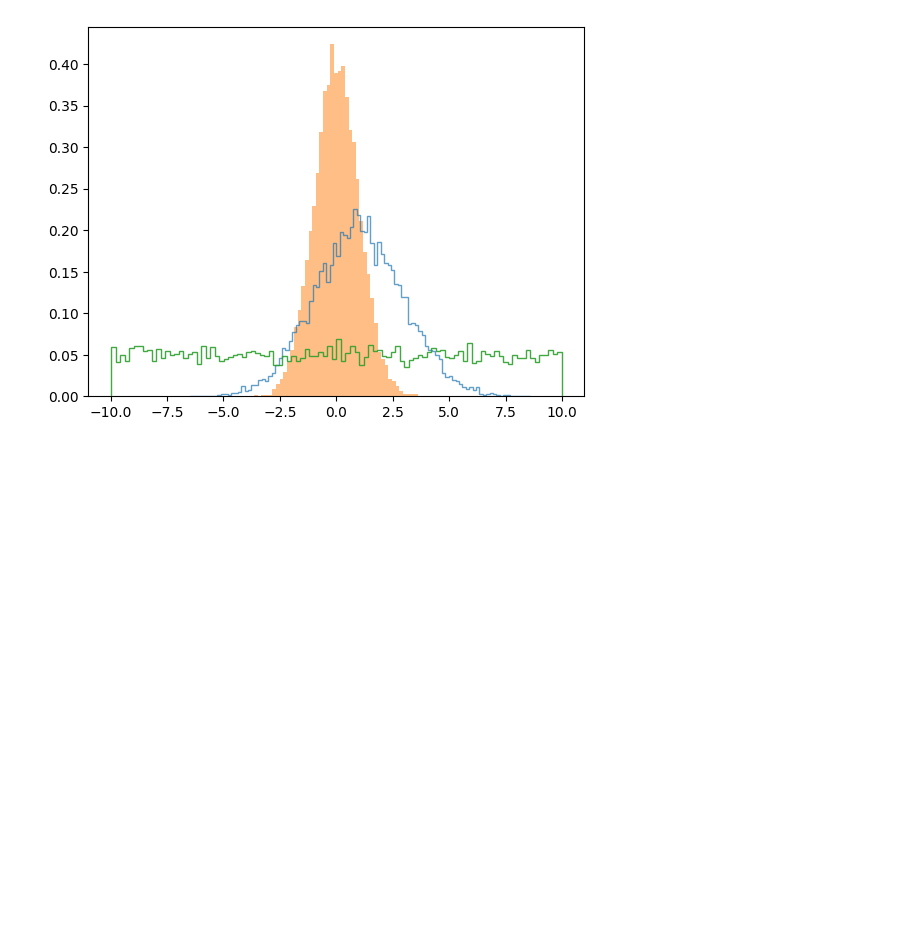
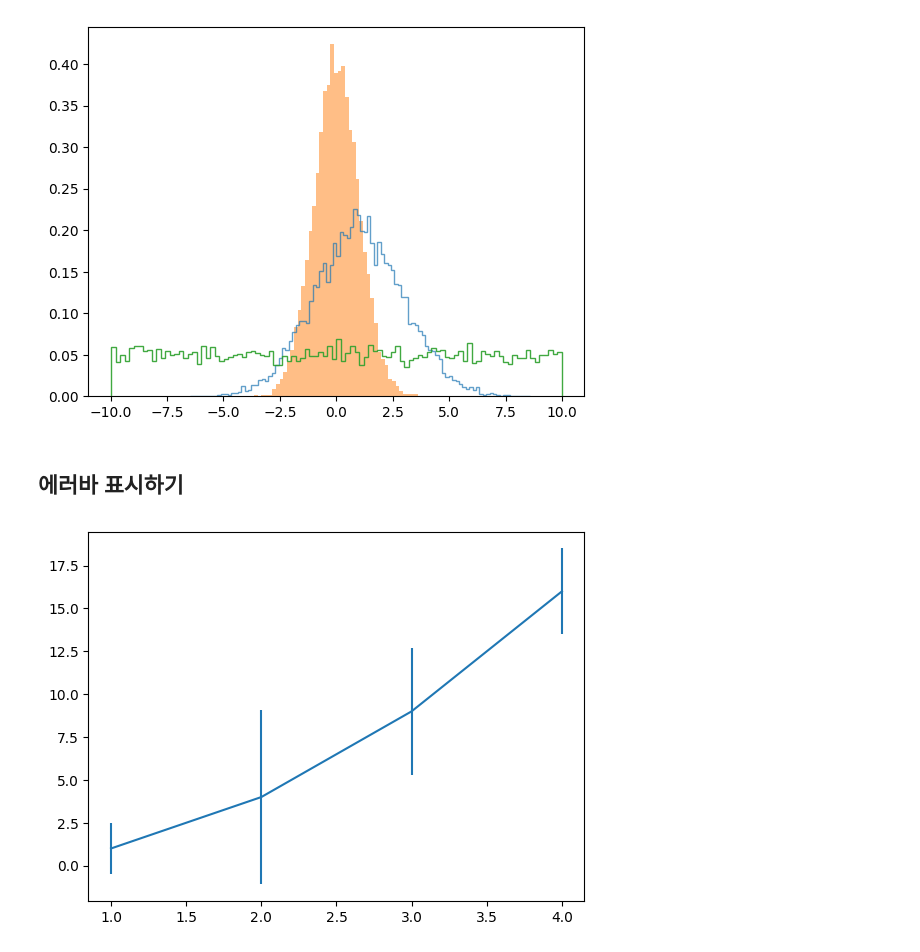
Before and after one commit to py4ine/study_Visualization, a Jupyter notebook: 20240619_Matplotlib_basic.ipynb, the cells around one changed output. Cells and saved outputs as stored; diff of their text form; code cells hidden in the pictures; blank space fills up the shorter version.

Commit message:
study errorbar pie heatmap

```diff
--- a/20240619_Matplotlib_basic.ipynb
+++ b/20240619_Matplotlib_basic.ipynb
@@ -1013,3 +1013,16 @@ plt.hist(c, bins=100, density=True, alpha=0.9, histtype='step')
 plt.show()
 # %% [output]
 [figure]
+# %% [markdown]
+## 에러바 표시하기
+# %%
+#에러바 = 오차막대 = 데이터의 편차를 표시하기 위한 그래프 형태
+
+x = [1, 2, 3, 4]
+y = [1, 4, 9, 16]
+yerr = [1.5, 5.1, 3.7, 2.5]  # 각 포인트별 바의 길이 설정
+
+plt.errorbar(x, y, yerr=yerr)
+plt.show()
+# %% [output]
+[figure, added]
```
Also changed, not shown: parts of 17 cells of this notebook.
